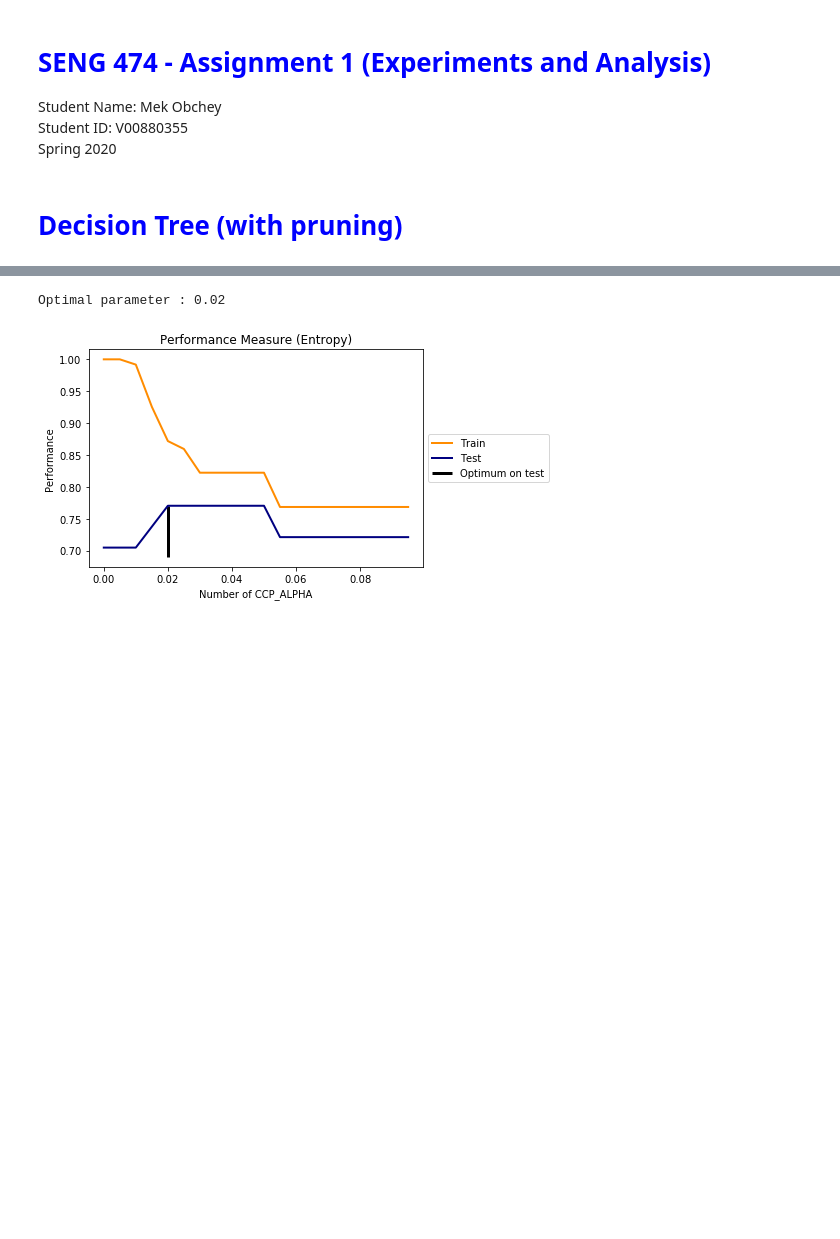
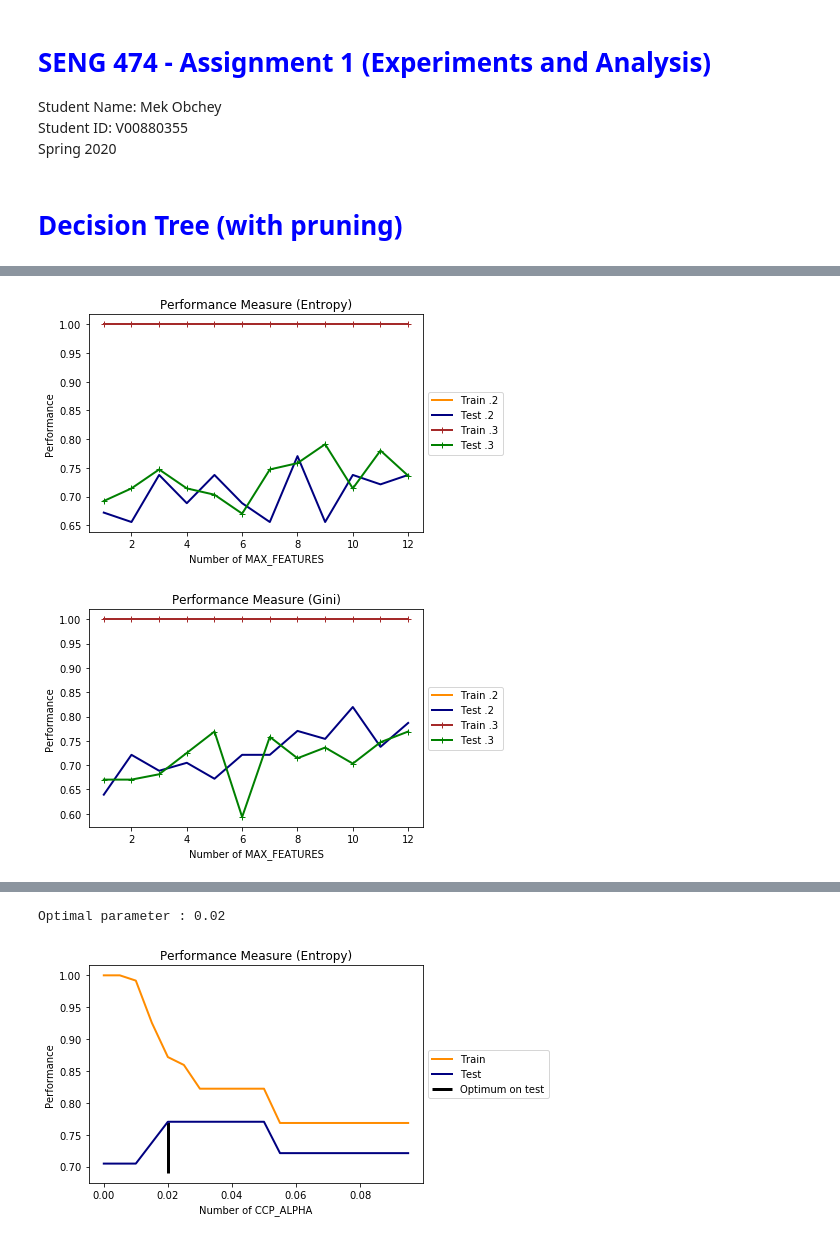
Before and after one commit to mattCoretex/Machine-Learning-Experimentation, a Jupyter notebook: SENG 474/a1-cleveland-heart-disease/Assignment #1 - Cleveland Heart Disease.ipynb, the cells around one changed output, grey strips where cells are left out. Cells and saved outputs as stored; diff of their text form; code cells hidden in the pictures; blank space fills up the shorter version.

```diff
--- a/SENG 474/a1-cleveland-heart-disease/Assignment #1 - Cleveland Heart Disease.ipynb
+++ b/SENG 474/a1-cleveland-heart-disease/Assignment #1 - Cleveland Heart Disease.ipynb
@@ -70,0 +142,56 @@ This part shows the effect of limiting the number of features allowed in two dec
+# %%
+from sklearn.tree import DecisionTreeClassifier
+
+# reset test_size
+X_train, X_test, y_train, y_test = train_test_split(X, y, test_size = 0.20, random_state = 0)
+classifier1 = DecisionTreeClassifier(criterion = 'entropy', random_state = 0)
+classifier2 = DecisionTreeClassifier(criterion = 'gini', random_state = 0)
+
+models = {
+    'entropy_20':calculate_errors(classifier1, param, param_range),
+    'gini_20':calculate_errors(classifier2, param, param_range)
+}
+
+
+X_train, X_test, y_train, y_test = train_test_split(X, y, test_size = 0.30, random_state = 0)
+classifier3 = DecisionTreeClassifier(criterion = 'entropy', random_state = 0)
+classifier4 = DecisionTreeClassifier(criterion = 'gini', random_state = 0)
+
+models['entropy_30'] = calculate_errors(classifier3, param, param_range)
+models['gini_30'] = calculate_errors(classifier4, param, param_range)
+
+
+# Parameter to test
+param = 'max_features'
+param_range = np.arange(1, 13, 1)
+
+lw = 2
+plt.plot(param_range, models['entropy_20'][0], label="Train .2",color="darkorange", lw=lw)
+plt.plot(param_range, models['entropy_20'][1], label="Test .2", color="navy", lw=lw)
+plt.plot(param_range, models['entropy_30'][0], label="Train .3", color="brown", marker='+',lw=lw)
+plt.plot(param_range, models['entropy_30'][1], label="Test .3",  color="green", marker='+',lw=lw)
+plt.legend(loc='center left', bbox_to_anchor=(1, 0.5))
+plt.title('Performance Measure (Entropy)')
+plt.xlabel('Number of ' + param.upper())
+plt.ylabel('Performance')
+plt.autoscale()
+plt.show()
+
+
+
+plt.plot(param_range, models['gini_20'][0], label="Train .2",color="darkorange", lw=lw)
+plt.plot(param_range, models['gini_20'][1], label="Test .2", color="navy", lw=lw)
+plt.plot(param_range, models['gini_30'][0], label="Train .3", color="brown", marker='+',lw=lw)
+plt.plot(param_range, models['gini_30'][1], label="Test .3",  color="green", marker='+',lw=lw)
+plt.legend(loc='center left', bbox_to_anchor=(1, 0.5))
+plt.title('Performance Measure (Gini)')
+plt.xlabel('Number of ' + param.upper())
+plt.ylabel('Performance')
+plt.autoscale()
+plt.show()
+
+
+# models.clear()
+# %% [output]
+[figure, added]
+[figure, added]
```
Also changed, not shown: parts of 15 cells of this notebook.
